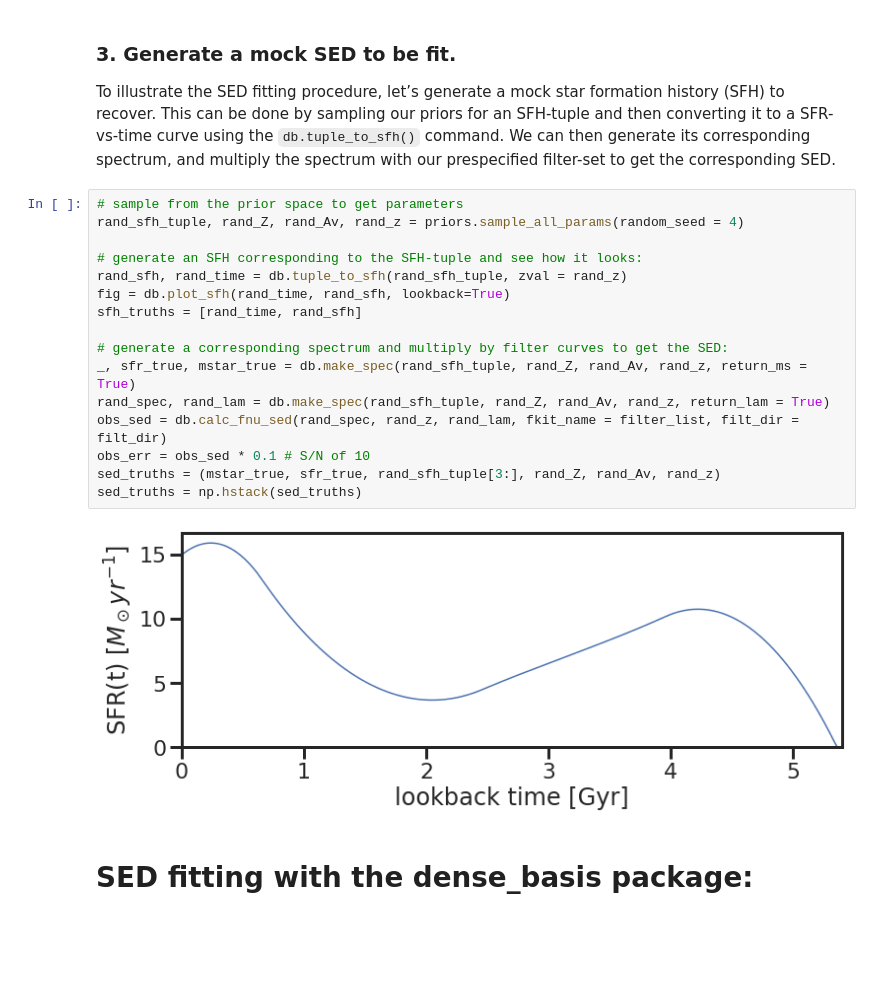
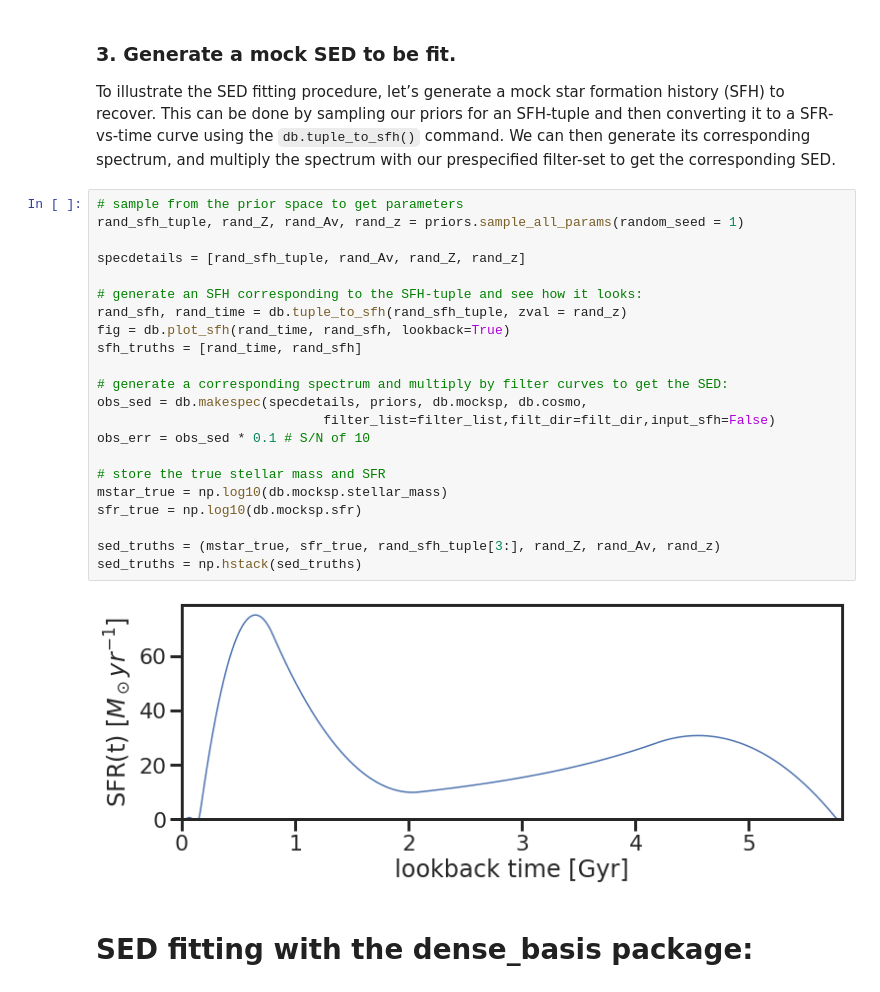
Before and after one commit to kartheikiyer/dense_basis, a Jupyter notebook: docs/tutorials/getting_started.ipynb, the cells around one changed output. Cells and saved outputs as stored; diff of their text form; blank space fills up the shorter version.

```diff
--- a/docs/tutorials/getting_started.ipynb
+++ b/docs/tutorials/getting_started.ipynb
@@ -62,22 +63,28 @@ Path exists. Saved atlas at : pregrids/test_atlas_10000_Nparam_3.dbatlas
 To illustrate the SED fitting procedure, let’s generate a mock star formation history (SFH) to recover. This can be done by sampling our priors for an SFH-tuple and then converting it to a SFR-vs-time curve using the `db.tuple_to_sfh()` command. We can then generate its corresponding spectrum, and multiply the spectrum with our prespecified filter-set to get the corresponding SED.
 # %%
 # sample from the prior space to get parameters
-rand_sfh_tuple, rand_Z, rand_Av, rand_z = priors.sample_all_params(random_seed = 4)
+rand_sfh_tuple, rand_Z, rand_Av, rand_z = priors.sample_all_params(random_seed = 1)
+
+specdetails = [rand_sfh_tuple, rand_Av, rand_Z, rand_z]
 
 # generate an SFH corresponding to the SFH-tuple and see how it looks:
 rand_sfh, rand_time = db.tuple_to_sfh(rand_sfh_tuple, zval = rand_z)
 fig = db.plot_sfh(rand_time, rand_sfh, lookback=True)
 sfh_truths = [rand_time, rand_sfh]
 
 # generate a corresponding spectrum and multiply by filter curves to get the SED:
-_, sfr_true, mstar_true = db.make_spec(rand_sfh_tuple, rand_Z, rand_Av, rand_z, return_ms = True)
-rand_spec, rand_lam = db.make_spec(rand_sfh_tuple, rand_Z, rand_Av, rand_z, return_lam = True)
-obs_sed = db.calc_fnu_sed(rand_spec, rand_z, rand_lam, fkit_name = filter_list, filt_dir = filt_dir)
+obs_sed = db.makespec(specdetails, priors, db.mocksp, db.cosmo,
+                             filter_list=filter_list,filt_dir=filt_dir,input_sfh=False)
 obs_err = obs_sed * 0.1 # S/N of 10
+
+# store the true stellar mass and SFR
+mstar_true = np.log10(db.mocksp.stellar_mass)
+sfr_true = np.log10(db.mocksp.sfr)
+
 sed_truths = (mstar_true, sfr_true, rand_sfh_tuple[3:], rand_Z, rand_Av, rand_z)
 sed_truths = np.hstack(sed_truths)
 # %% [output]
-[figure, old version]
+[figure, new version]
 # %% [markdown]
 # SED fitting with the dense_basis package:
 # %% [markdown]
```
Also changed, not shown: parts of 14 cells of this notebook, 8 other files.
